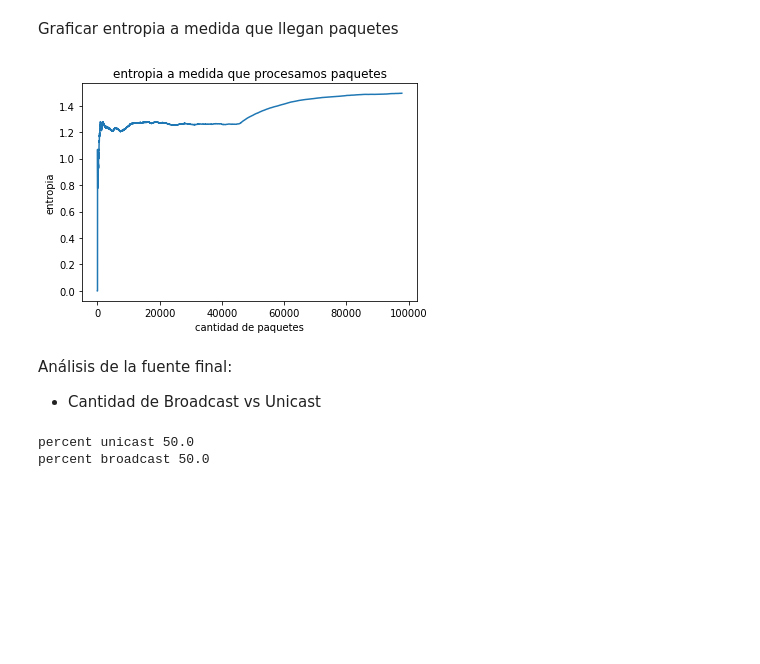
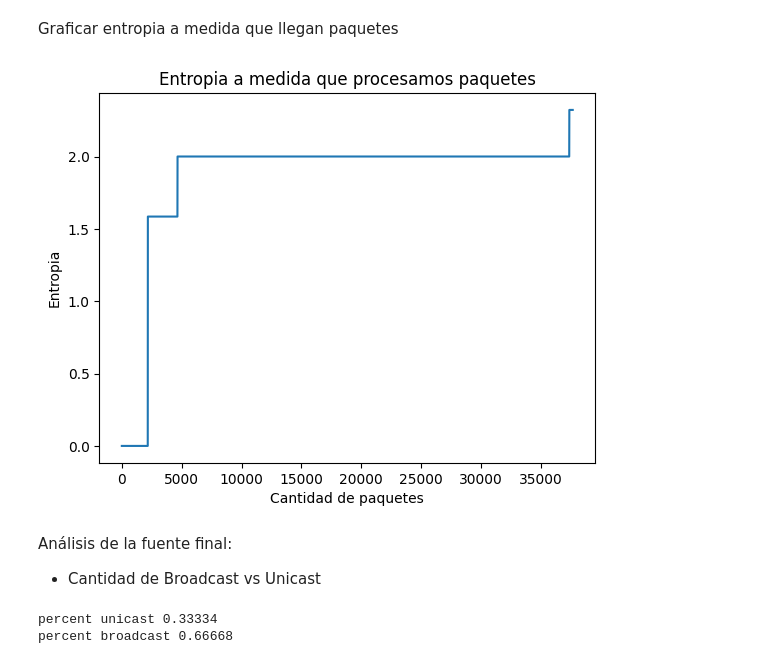
Before and after one commit to paulitapb/TP1_redes, a Jupyter notebook: analisis_paquetes.ipynb, the cells around one changed output. Drawn from its saved outputs; the diff is of its cells as text; code cells hidden in the pictures; blank space fills up the shorter version.

```diff
--- a/analisis_paquetes.ipynb
+++ b/analisis_paquetes.ipynb
@@ -10,26 +12,20 @@ import utils
 # %% [markdown]
 Graficar entropia a medida que llegan paquetes
 # %%
-plt.plot(get_entropy())
-plt.title("entropia a medida que procesamos paquetes")
-plt.xlabel("cantidad de paquetes")
-plt.ylabel("entropia")
+plt.plot(utils.get_entropy())
+plt.title("Entropia a medida que procesamos paquetes")
+plt.xlabel("Cantidad de paquetes")
+plt.ylabel("Entropia")
 plt.show()
 # %% [output]
-[figure, old version]
+[figure, new version]
 # %% [markdown]
 Análisis de la fuente final:
  - Cantidad de Broadcast vs Unicast
 # %%
-unicast_broadcast_symbol, protocol = show_source()
-
-unicast_broadcast_counter = collections.Counter(unicast_broadcast_symbol)
-
-percent_unicast = 100*unicast_broadcast_counter['UNICAST'] /np.sum(list(unicast_broadcast_counter.values()))
-percent_broadcast = 100- percent_unicast
-
+unicast_broadcast_symbol, protocol, percent_unicast, percent_broadcast = utils.show_source()
 print("percent unicast", percent_unicast)
 print("percent broadcast", percent_broadcast)
 # %% [output]
-percent unicast 50.0
-percent broadcast 50.0
+percent unicast 0.33334
+percent broadcast 0.66668
```
Also changed, not shown: parts of 2 cells of this notebook, 2 other files.
